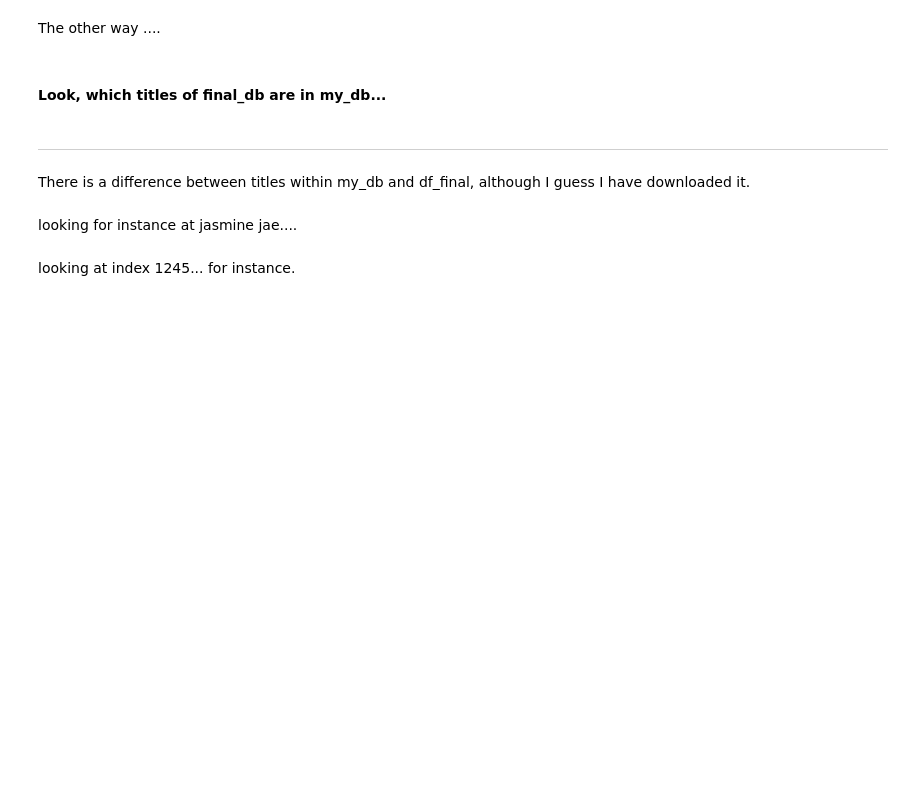
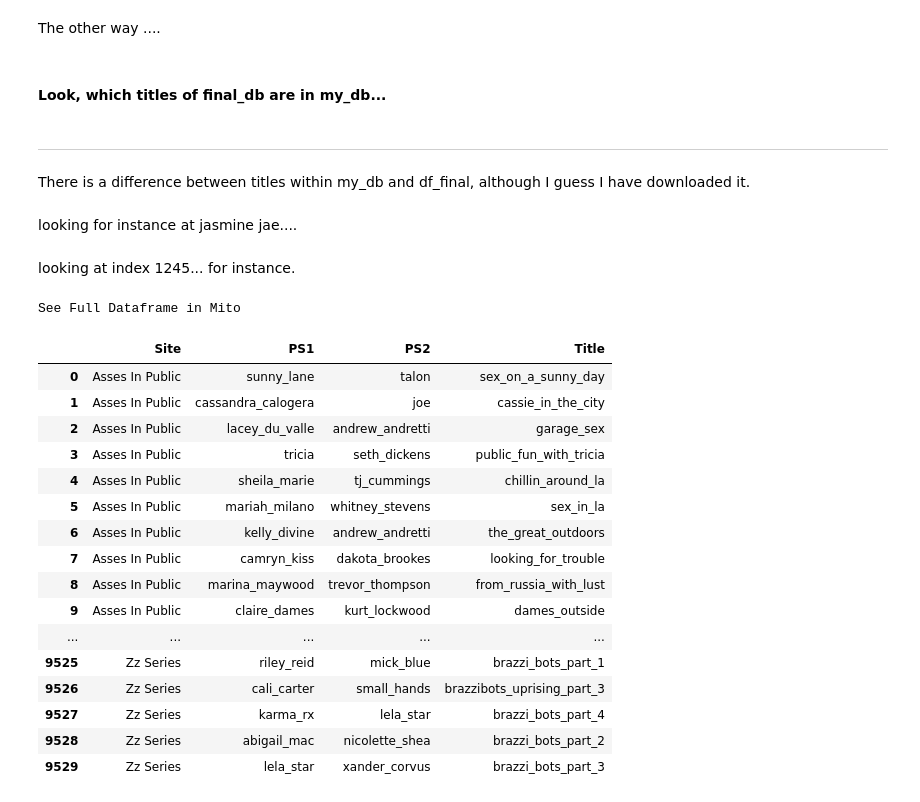
Before and after one commit to docwerder/braz, a Jupyter notebook: site_scans/scancompare_df_final_my_db.ipynb, the cells around one changed output. Saved outputs shown, nothing was run; the diff lists cells and outputs as text; code cells hidden in the pictures; blank space fills up the shorter version.

```diff
--- a/site_scans/scancompare_df_final_my_db.ipynb
+++ b/site_scans/scancompare_df_final_my_db.ipynb
@@ -116,7 +116,7 @@ df_final = pd.read_csv('df_final_inklusive_ms.csv', index_col=[0])
 # %% [markdown]
 Load my_db and slicing to a adequate format.
 # %%
-df_my_db = pd.read_csv('df_final_my_db_py.csv', index_col=[0])
+df_my_db = pd.read_csv('df_final_my_db_py_18_04_2022.csv', index_col=[0])
 # %%
 # make the column "Title" comparable with the Title-column of df_final
 title_only = ['_'.join(x.split('_')[:-1]) for x in df_my_db['Title']]
@@ -155,7 +155,7 @@ for index_df_final, row_df_final in df_final.iloc[:].iterrows():
 # BUT: There are also missing titles...
 # Therefore another algorithm will be tried
 # %%
-df_my_db = pd.read_csv('df_final_my_db_py.csv', index_col=[0])
+df_my_db = pd.read_csv('df_final_my_db_py_18_04_2022.csv', index_col=[0])
 df_final = pd.read_csv('df_final_inklusive_ms.csv', index_col=[0])
 # %%
 my_db_title_only = ['_'.join(x.split('_')[:-1]) for x in df_my_db['Title']]
@@ -618,7 +592,26 @@ for row in tqdm(my_df.values[:10]):
 import numpy as np
 my_df = pd.DataFrame({'col_a': range(1, 10000000), 'col_b': np.sqrt(range(1, 10000000))})
 # %%
-my_df.values
+df_final[df_final['']]
+# %% [output]
+See Full Dataframe in Mito
+|  | Site | PS1 | PS2 | Title |
+| 0 | Asses In Public | sunny_lane | talon | sex_on_a_sunny_day |
+| 1 | Asses In Public | cassandra_calogera | joe | cassie_in_the_city |
+| 2 | Asses In Public | lacey_du_valle | andrew_andretti | garage_sex |
+| 3 | Asses In Public | tricia | seth_dickens | public_fun_with_tricia |
+| 4 | Asses In Public | sheila_marie | tj_cummings | chillin_around_la |
+| 5 | Asses In Public | mariah_milano | whitney_stevens | sex_in_la |
+| 6 | Asses In Public | kelly_divine | andrew_andretti | the_great_outdoors |
+| 7 | Asses In Public | camryn_kiss | dakota_brookes | looking_for_trouble |
+| 8 | Asses In Public | marina_maywood | trevor_thompson | from_russia_with_lust |
+| 9 | Asses In Public | claire_dames | kurt_lockwood | dames_outside |
+| ... | ... | ... | ... | ... |
+| 9525 | Zz Series | riley_reid | mick_blue | brazzi_bots_part_1 |
+| 9526 | Zz Series | cali_carter | small_hands | brazzibots_uprising_part_3 |
+| 9527 | Zz Series | karma_rx | lela_star | brazzi_bots_part_4 |
+| 9528 | Zz Series | abigail_mac | nicolette_shea | brazzi_bots_part_2 |
+| 9529 | Zz Series | lela_star | xander_corvus | brazzi_bots_part_3 |
 # %%
 my_df
 # %%
```
Also changed, not shown: parts of 16 cells of this notebook, 3 other files.
